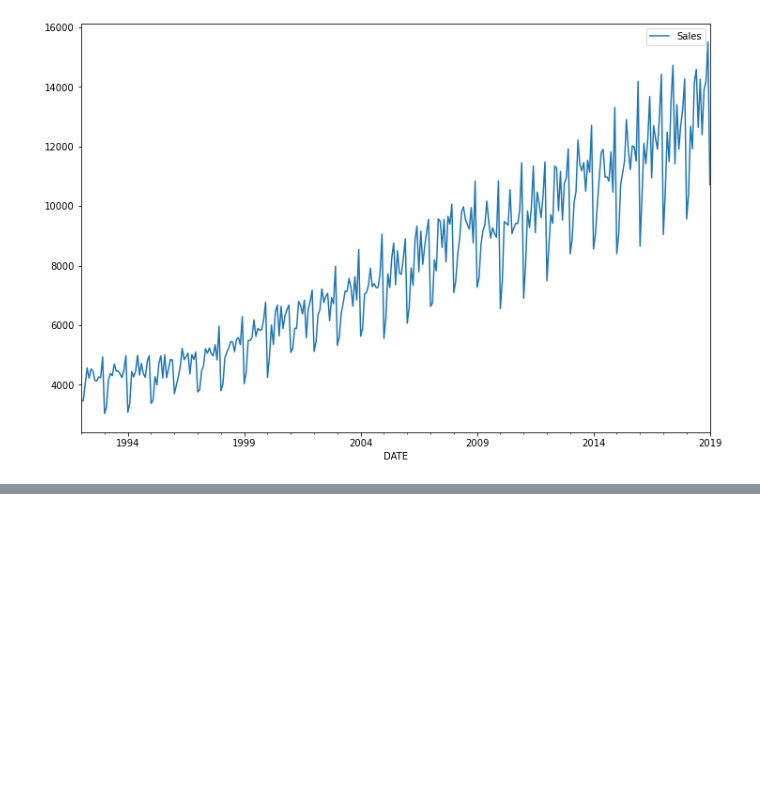
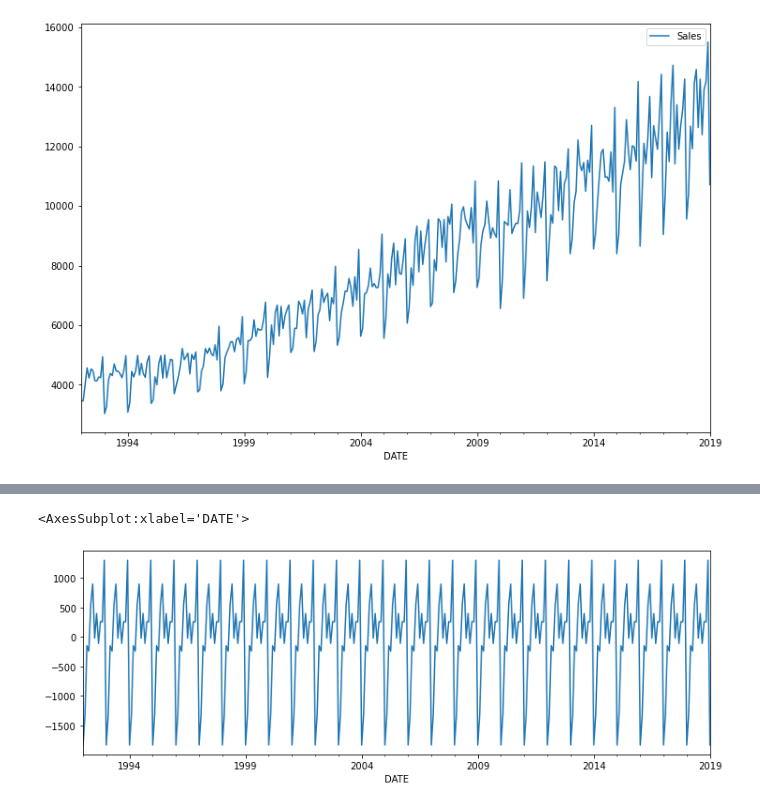
Before and after one commit to saifulrijal-ds/time-series-analysis-python, a Jupyter notebook: study-notes_deep-learning-for-forecasting.ipynb, the cells around one changed output, grey strips where cells are left out. Drawn from its saved outputs; the diff is of its cells as text; code cells hidden in the pictures; blank space fills up the shorter version.

```diff
--- a/study-notes_deep-learning-for-forecasting.ipynb
+++ b/study-notes_deep-learning-for-forecasting.ipynb
@@ -176,0 +184,5 @@ df.plot(figsize=(12, 8))
+# %%
+ets.seasonal.plot(figsize=(12, 4))
+# %% [output]
+<AxesSubplot:xlabel='DATE'>
+[figure, added]
```
Also changed, not shown: parts of 42 cells of this notebook.
